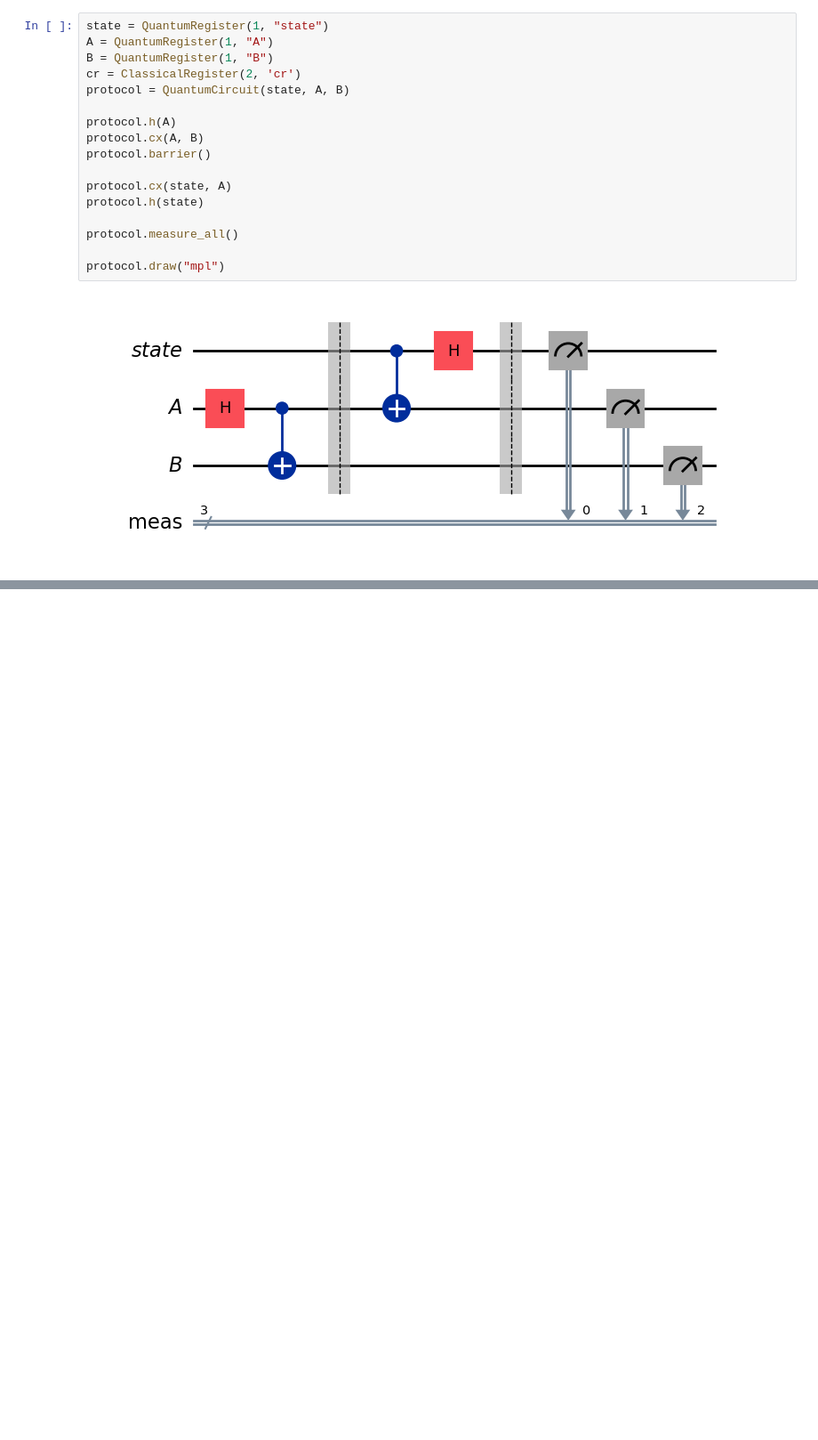
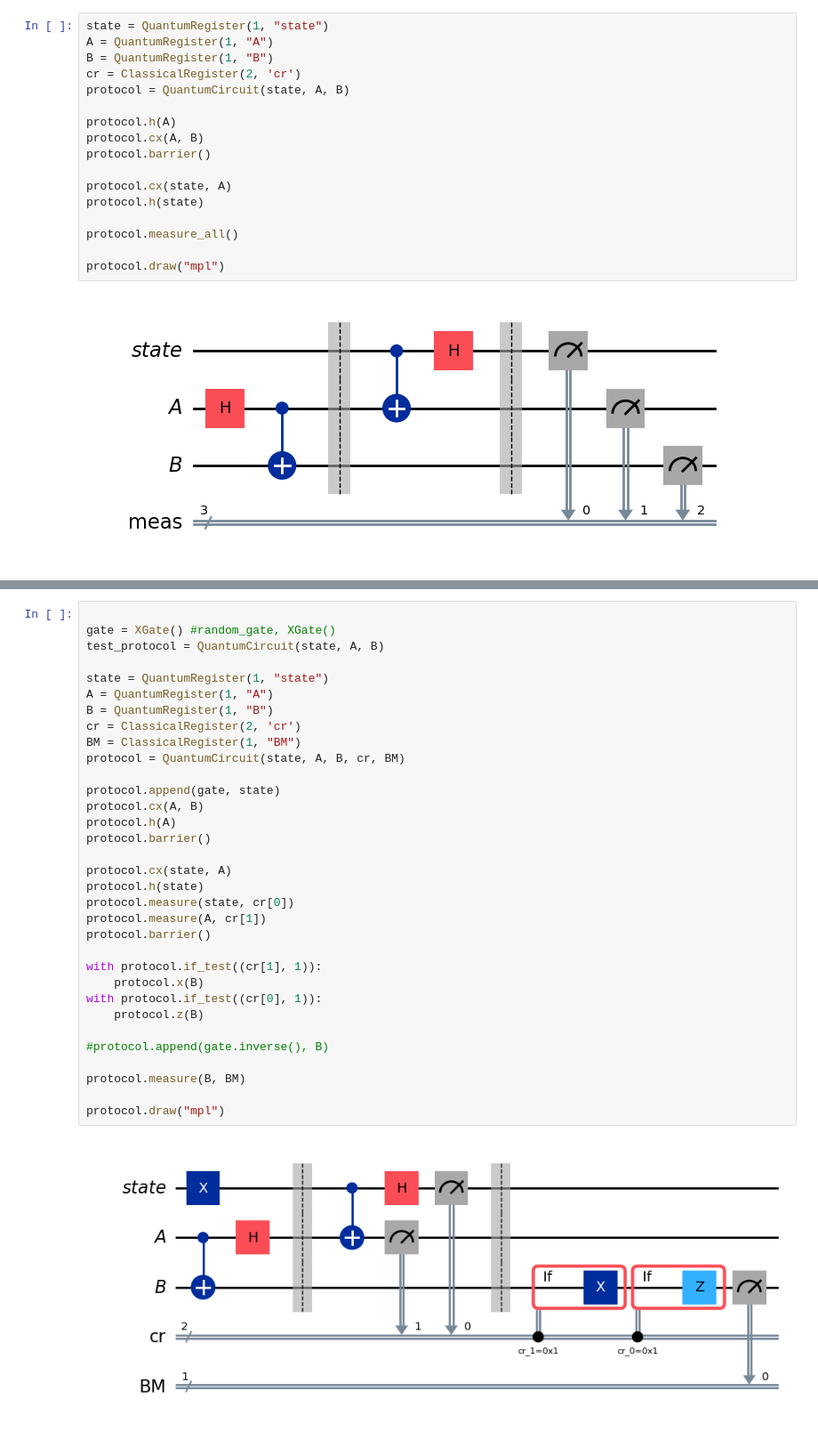
Before and after one commit to el-dAna/QC, a Jupyter notebook: hacathons/qrise_ibm.ipynb, the cells around one changed output, grey strips where cells are left out. Shown at 89% size. Cells and saved outputs as stored; diff of their text form; blank space fills up the shorter version.

```diff
--- a/hacathons/qrise_ibm.ipynb
+++ b/hacathons/qrise_ibm.ipynb
@@ -79,0 +86,35 @@ display(random_gate.to_matrix())
+# %%
+
+gate = XGate() #random_gate, XGate()
+test_protocol = QuantumCircuit(state, A, B)
+
+state = QuantumRegister(1, "state")
+A = QuantumRegister(1, "A")
+B = QuantumRegister(1, "B")
+cr = ClassicalRegister(2, 'cr')
+BM = ClassicalRegister(1, "BM")
+protocol = QuantumCircuit(state, A, B, cr, BM)
+
+protocol.append(gate, state)
+protocol.cx(A, B)
+protocol.h(A)
+protocol.barrier()
+
+protocol.cx(state, A)
+protocol.h(state)
+protocol.measure(state, cr[0])
+protocol.measure(A, cr[1])
+protocol.barrier()
+
+with protocol.if_test((cr[1], 1)):
+    protocol.x(B)
+with protocol.if_test((cr[0], 1)):
+    protocol.z(B)
+
+#protocol.append(gate.inverse(), B)
+
+protocol.measure(B, BM)
+
+protocol.draw("mpl")
+# %% [output]
+[figure, added]
```
Also changed, not shown: parts of 9 cells of this notebook.
